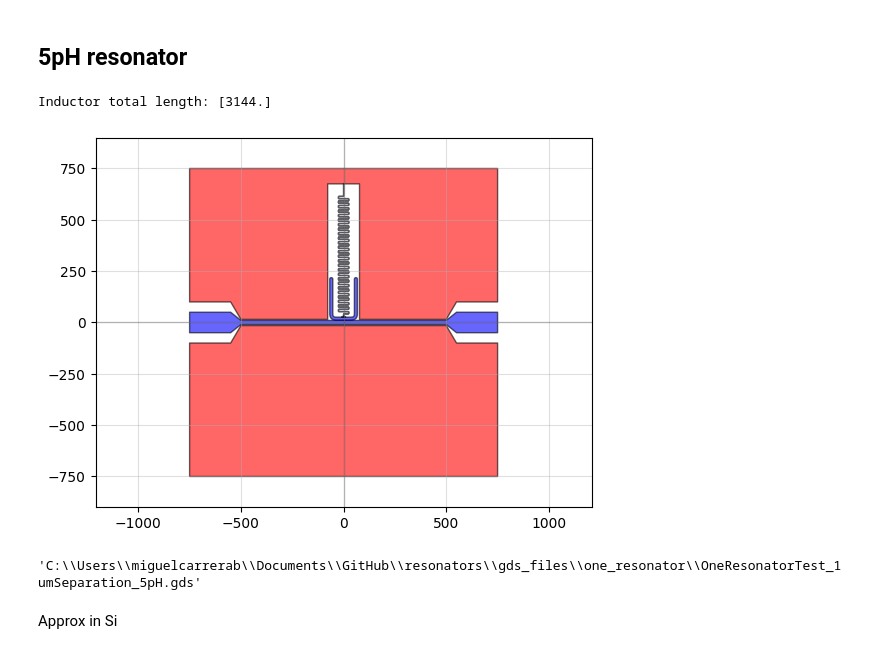
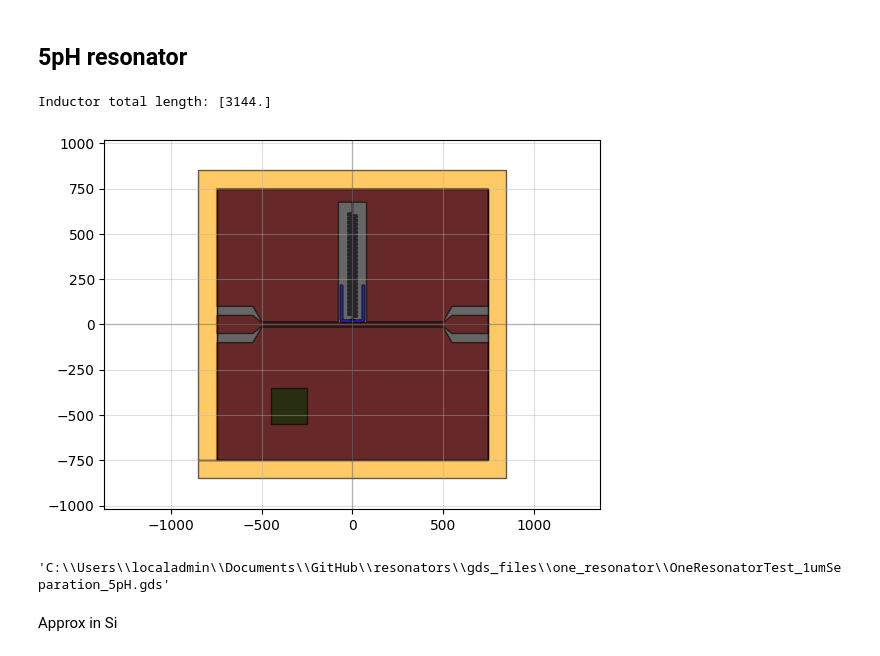
Before and after one commit to cbelo/resonators, a Jupyter notebook: Schuster_Resonators/Schuster_resonators.ipynb, the cells around one changed output. Saved outputs shown, nothing was run; the diff lists cells and outputs as text; code cells hidden in the pictures.

```diff
--- a/Schuster_Resonators/Schuster_resonators.ipynb
+++ b/Schuster_Resonators/Schuster_resonators.ipynb
@@ -164,7 +172,7 @@ Ind per length: 627.9162618365101
 # %%
 
 Chipsize = [1500,1500]
-SeparationTlineResonator = 0
+SeparationTlineResonator = [0]
 NumberOfResonators = 1
 FeedlineWidth = 20
 FeedlineLength  = 1000
@@ -176,37 +184,37 @@ BondpadGap = 50
 
 #Resonator parameters
 CapacitorHorizontalLength = np.ones(NumberOfResonators)*120
 CapacitorVerticalLength = np.ones(NumberOfResonators)*200
 CapacitorWidth = np.ones(NumberOfResonators)*15
 
 NumberOfBends = np.ones(NumberOfResonators, dtype=int)*50
 InductorVerticalLength = np.ones(NumberOfResonators)*11
 InductorHorizontalLength = np.ones(NumberOfResonators)*50
 InductorEndLength = 50*np.ones(NumberOfResonators)
 InductorTotalLength = InductorVerticalLength*(NumberOfBends+4) + InductorEndLength +InductorHorizontalLength*NumberOfBends
 print('Inductor total length:', InductorTotalLength)
 InductorWidth = np.ones(NumberOfResonators)*1
 TaperWidth = np.ones(NumberOfResonators)*20
 SpacingC0 = np.ones(NumberOfResonators)*10
 SpacingCc = np.ones(NumberOfResonators)*(-4)
 TaperLength = np.ones(NumberOfResonators)*5
 
 
 c, metal,chip = ChipResonatorsTline(Chipsize, NumberOfResonators, SeparationTlineResonator,
                         FeedlineWidth, FeedlineLength, FeedlineGap,
                         FeedlineTaperLength, BondpadWidth, BondpadLength, BondpadGap,
                         CapacitorHorizontalLength, CapacitorVerticalLength, CapacitorWidth,
                         NumberOfBends, InductorVerticalLength, InductorHorizontalLength, InductorWidth, InductorEndLength,
-                        TaperWidth, TaperLength, SpacingC0, SpacingCc)
+                        TaperWidth, TaperLength, SpacingC0, SpacingCc, cap_sim=True)
 
 # qp([c, metal])
 qp(chip)
-chip.write_gds(r"C:\Users\miguelcarrerab\Documents\GitHub\resonators\gds_files\one_resonator\OneResonatorTest_1umSeparation_5pH.gds")
+chip.write_gds(r"C:\Users\localadmin\Documents\GitHub\resonators\gds_files\one_resonator\OneResonatorTest_1umSeparation_5pH.gds")
 # chip.write_gds(r"C:\Users\miguelcarrerab\Documents\GitHub\resonators\gds_files\test.gds")
 # %% [output]
 Inductor total length: [3144.]
-[figure, old version]
+[figure, new version]
-'C:\\Users\\miguelcarrerab\\Documents\\GitHub\\resonators\\gds_files\\one_resonator\\OneResonatorTest_1umSeparation_5pH.gds'
+'C:\\Users\\localadmin\\Documents\\GitHub\\resonators\\gds_files\\one_resonator\\OneResonatorTest_1umSeparation_5pH.gds'
 # %% [markdown]
 Approx in Si
 # %%
```
Also changed, not shown: parts of 3 cells of this notebook, 3 other files.
